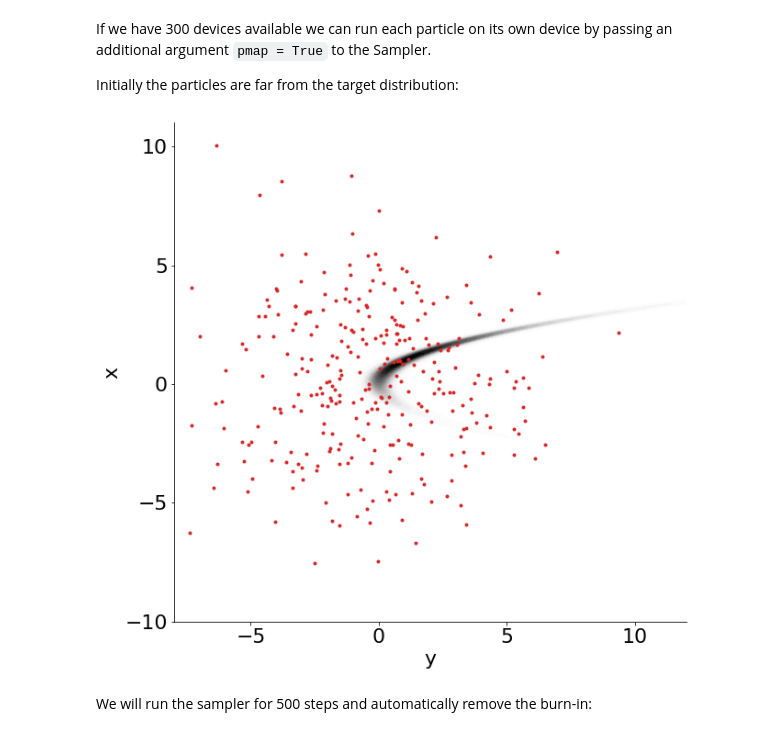
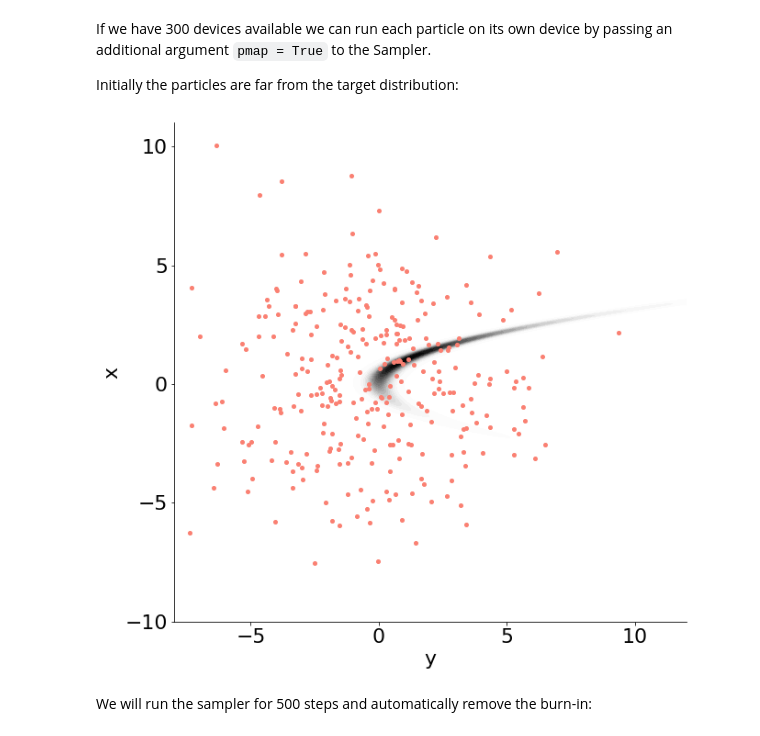
Before and after one commit to JakobRobnik/MicroCanonicalHMC, a Jupyter notebook: Ensamble_tutorial.ipynb, the cells around one changed output. Drawn from its saved outputs; the diff is of its cells as text; code cells hidden in the pictures.

```diff
--- a/Ensamble_tutorial.ipynb
+++ b/Ensamble_tutorial.ipynb
@@ -89,24 +89,24 @@ Initially the particles are far from the target distribution:
 # %%
 #draw from the prior
 x_initial = sampler.Target.prior_draw(jax.random.split(random_seed, num_chains))
 
 plt.figure(figsize = (10, 10))
 
 #plot the intial particle locations
-plt.plot(x_initial[:, 0], x_initial[:, 1], '.', color = 'tab:red')
+plt.plot(x_initial[:, 0], x_initial[:, 1], '.', markersize = 8, color = 'salmon')
 
 #target distribution
 plt.contourf(Y, X, jnp.exp(-0.5*Z), cmap = 'Greys', levels = levels)
 
 plt.xlabel('y')
 plt.ylabel('x')
 plt.xlim(-8, 12)
 plt.ylim(-9, 11)
 plt.xticks([-5, 0, 5, 10])
 plt.yticks([-10, -5, 0, 5, 10])
 plt.show()
 # %% [output]
-[figure, old version]
+[figure, new version]
 # %% [markdown]
 We will run the sampler for 500 steps and automatically remove the burn-in:
 # %%
```
